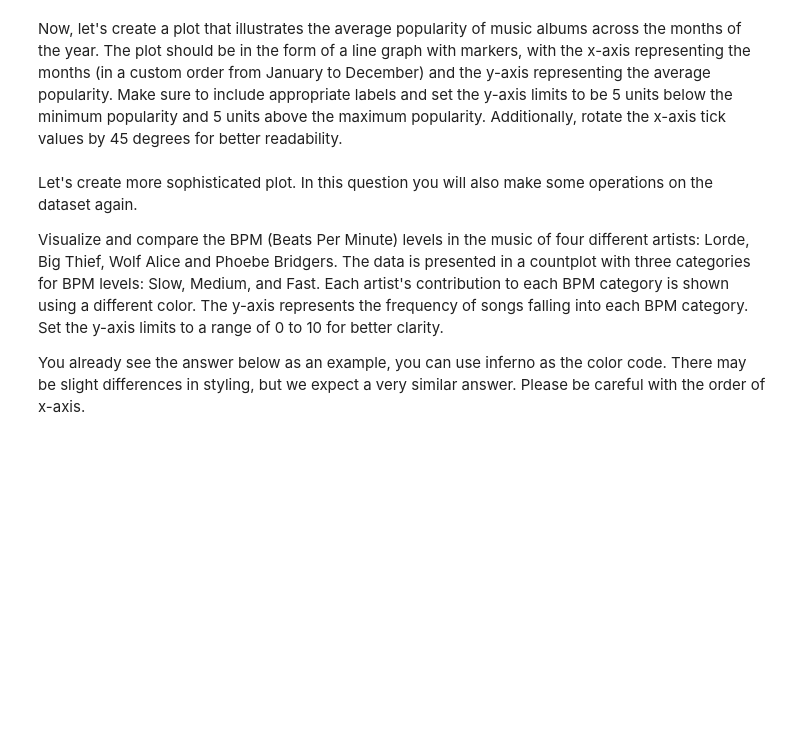
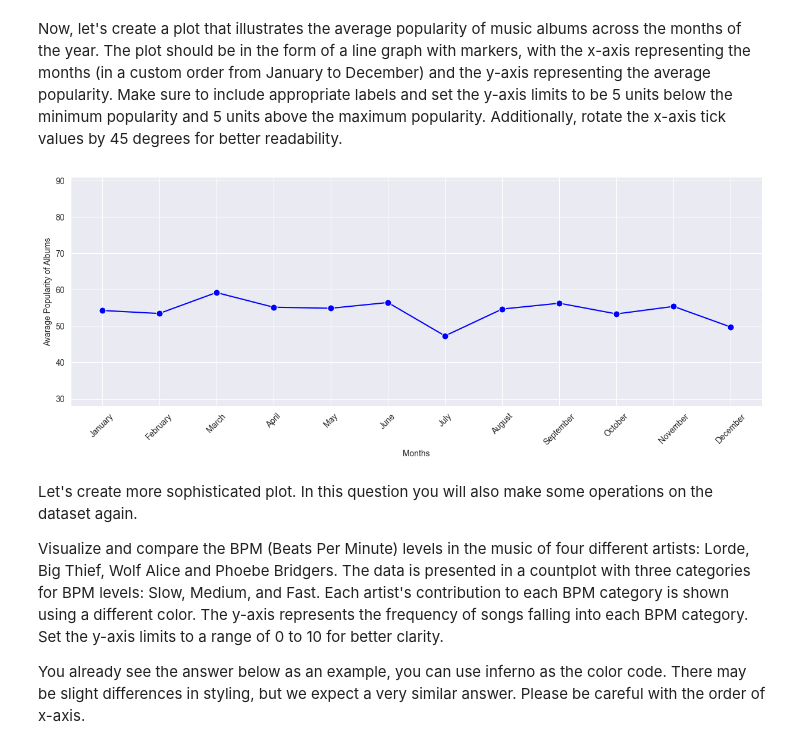
Before and after one commit to firatbatar/SU-Undergraduate-CS210, a Jupyter notebook: Homeworks/HW1/CS210 - Homework 1 - Spotify Playlist Analysis.ipynb, the cells around one changed output. Drawn from its saved outputs; the diff is of its cells as text; code cells hidden in the pictures; blank space fills up the shorter version.

```diff
--- a/Homeworks/HW1/CS210 - Homework 1 - Spotify Playlist Analysis.ipynb
+++ b/Homeworks/HW1/CS210 - Homework 1 - Spotify Playlist Analysis.ipynb
@@ -374,6 +374,21 @@ with sns.axes_style("darkgrid"):
 Now, let's create a plot that illustrates the average popularity of music albums across the months of the year. The plot should be in the form of a line graph with markers, with the x-axis representing the months (in a custom order from January to December) and the y-axis representing the average popularity. Make sure to include appropriate labels and set the y-axis limits to be 5 units below the minimum popularity and 5 units above the maximum popularity. Additionally, rotate the x-axis tick values by 45 degrees for better readability.
 # %%
 #7pts
+month_names = {'00': np.nan, '01': "January", '02': "February", '03': "March", '04': "April", '05': "May", '06': "June", '07': "July",'08': "August", '09': "September", '10': "October", '11': "November", '12': "December"}
+df[["Album Month", "Album Month Numeric"]] = [[month_names[df["Album Date"][i].split("-")[1]], df["Album Date"][i].split("-")[1]] for i in range(1, df.shape[0] + 1)]
+album_popularities_month = df.groupby(['Album', 'Album Month', 'Album Month Numeric'])['Popularity'].mean().reset_index()
+month_popularities = album_popularities_month.groupby(['Album Month', 'Album Month Numeric'])['Popularity'].mean().reset_index()
+month_popularities = month_popularities.sort_values(by='Album Month Numeric').reset_index()[["Album Month", "Popularity"]]
+
+with sns.axes_style("darkgrid"):
+    fig, ax = plt.subplots(figsize=(15, 5))
+    sns.lineplot(data=month_popularities, x='Album Month', y='Popularity', marker='o', linestyle='-', markersize=8, color="blue", ax=ax)
+
+    ax.set(xlabel="Months", ylabel="Avarage Popularity of Albums", ylim=(min(year_popularities['Popularity']) - 5, max(year_popularities['Popularity']) + 5))
+    ax.tick_params(axis='x', labelrotation=45)
+    plt.show()
+# %% [output]
+[figure, added]
 # %% [markdown]
 Let's create more sophisticated plot. In this question you will also make some operations on the dataset again.
 
```
Also changed, not shown: parts of 1 cell of this notebook.
